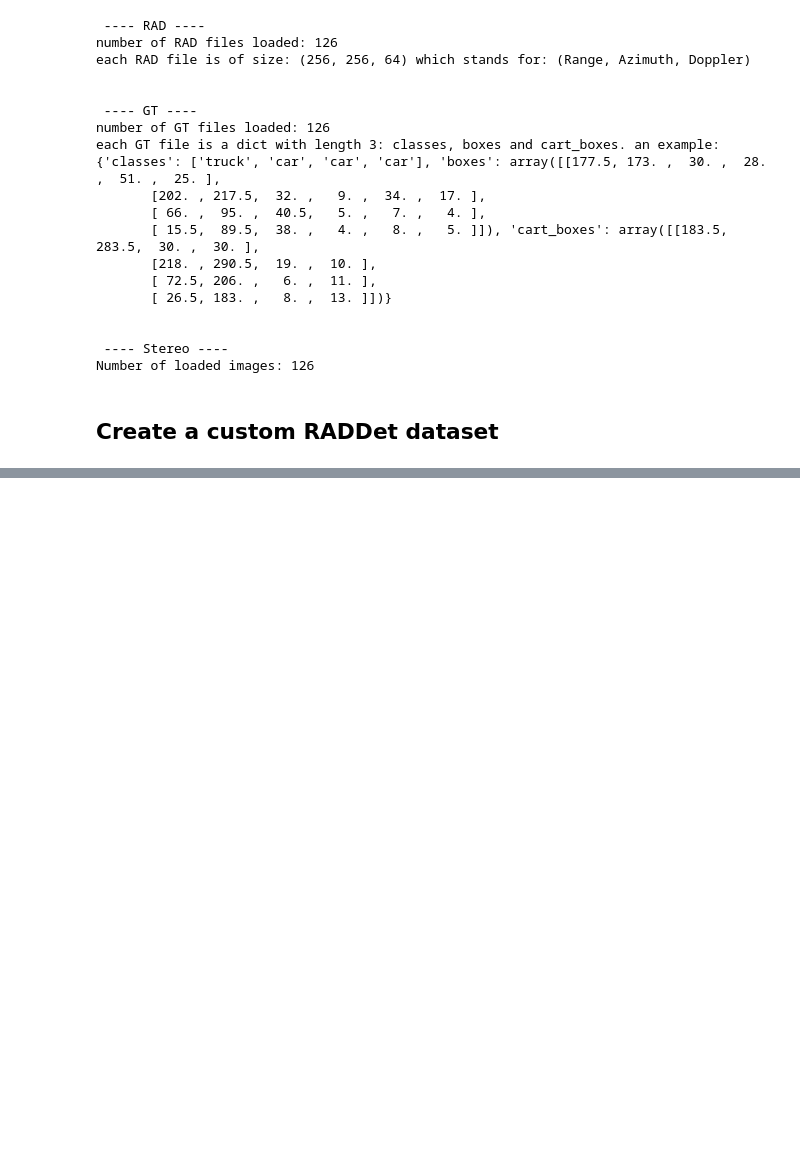
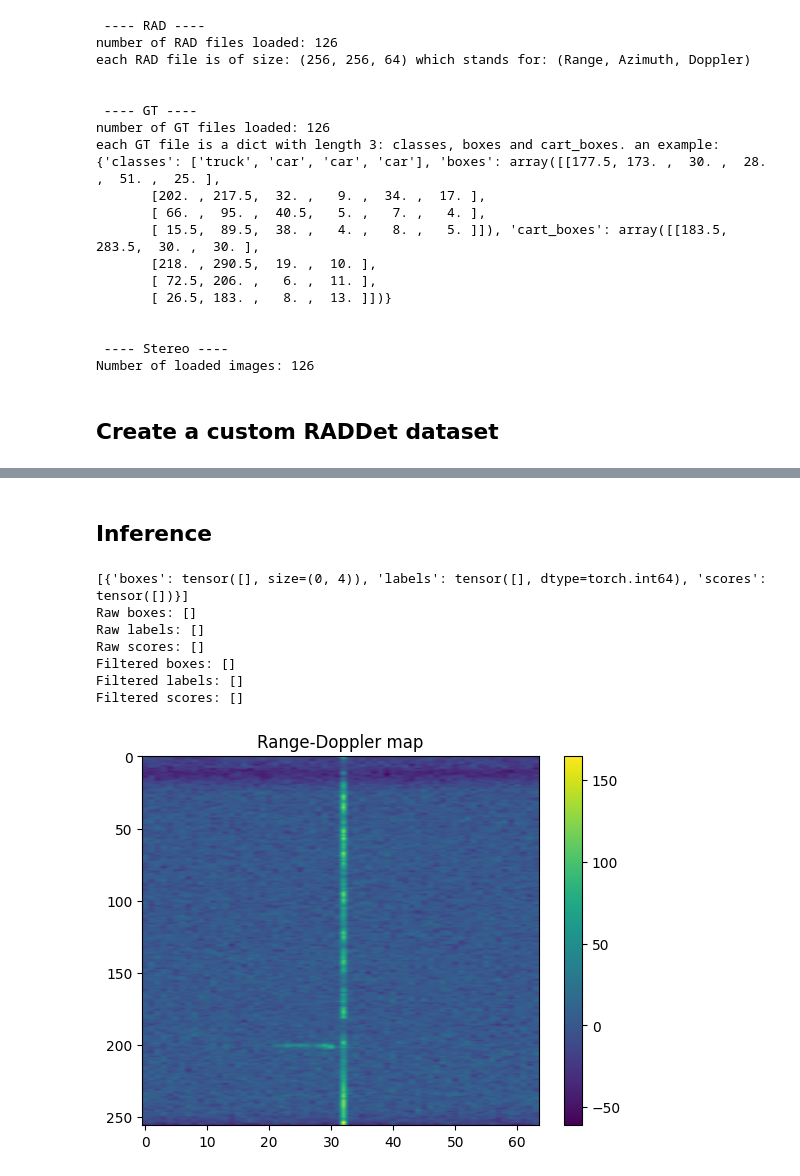
Before and after one commit to arigra/IAI-CMU, a Jupyter notebook: Object_detection/rcnn_detector.ipynb, the cells around one changed output, grey strips where cells are left out. Saved outputs shown, nothing was run; the diff lists cells and outputs as text; code cells hidden in the pictures; blank space fills up the shorter version.

```diff
--- a/Object_detection/rcnn_detector.ipynb
+++ b/Object_detection/rcnn_detector.ipynb
@@ -478,0 +358,69 @@ RuntimeError: Given groups=1, weight of size [64, 3, 7, 7], expected input[16, 4
+# %% [markdown]
+## Inference
+# %%
+model.eval()
+
+# Function to prepare spectrum tensor
+def prepare_spectrum(spectrum):
+    spectrum_tensor = torch.tensor(spectrum, dtype=torch.float32).unsqueeze(0).unsqueeze(0).to(device)  # Shape: [1, 1, 256, 64]
+    return spectrum_tensor
+
+# Function to process predictions
+def process_predictions(predictions, score_threshold=0):
+    prediction = predictions[0]
+    boxes = prediction['boxes'].cpu().numpy()
+    labels = prediction['labels'].cpu().numpy()
+    scores = prediction['scores'].cpu().numpy()
+
+    # Print the raw values of boxes, labels, and scores
+    print("Raw boxes:", boxes)
+    print("Raw labels:", labels)
+    print("Raw scores:", scores)
+
+    # Filter predictions by score threshold
+    filtered_boxes = boxes[scores >= score_threshold]
+    filtered_labels = labels[scores >= score_threshold]
+    filtered_scores = scores[scores >= score_threshold]
+
+    # Print filtered values
+    print("Filtered boxes:", filtered_boxes)
+    print("Filtered labels:", filtered_labels)
+    print("Filtered scores:", filtered_scores)
+
+    return filtered_boxes, filtered_labels, filtered_scores
+
+# Function to visualize spectrum and predictions
+def visualize_spectrum_predictions(spectrum, boxes, labels, scores):
+    plt.imshow(spectrum, aspect='auto', cmap='viridis')
+    plt.title('Range-Doppler map')
+    plt.colorbar()
+
+    ax = plt.gca()
+    for box, label, score in zip(boxes, labels, scores):
+        ymin, xmin, ymax, xmax = box
+        width, height = xmax - xmin, ymax - ymin
+        rect = patches.Rectangle((xmin, ymin), width, height, linewidth=1, edgecolor='r', facecolor='none')
+        ax.add_patch(rect)
+        ax.text(xmin, ymin, f'{label}: {score:.2f}', bbox=dict(facecolor='yellow', alpha=0.5))
+
+    plt.show()
+
+# Example usage
+spectrum_tensor = prepare_spectrum(sample['spectrum'])
+
+# Perform inference
+with torch.no_grad():
+    predictions = model(spectrum_tensor)
+print(predictions)
+# Process and visualize predictions
+boxes, labels, scores = process_predictions(predictions)
+visualize_spectrum_predictions(sample['spectrum'].numpy(), boxes, labels, scores)
+# %% [output]
+[{'boxes': tensor([], size=(0, 4)), 'labels': tensor([], dtype=torch.int64), 'scores': tensor([])}]
+Raw boxes: []
+Raw labels: []
+Raw scores: []
+Filtered boxes: []
+Filtered labels: []
+Filtered scores: []
+[figure, added]
```
Also changed, not shown: parts of 9 cells of this notebook.
